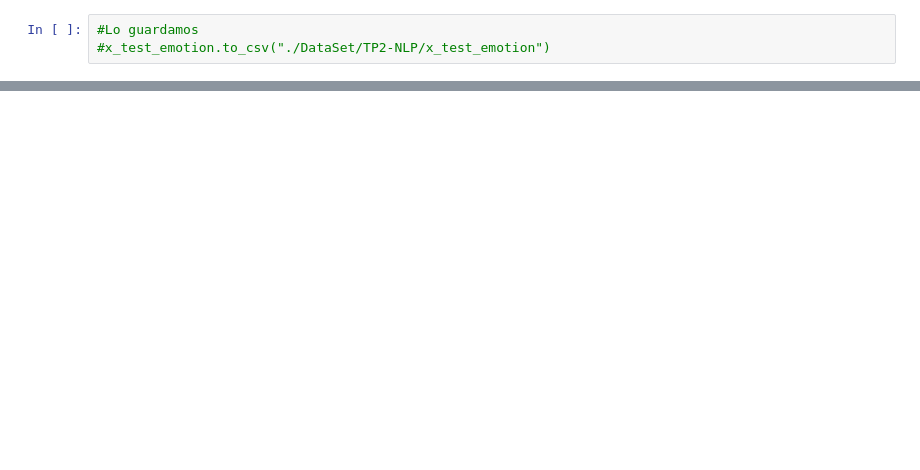
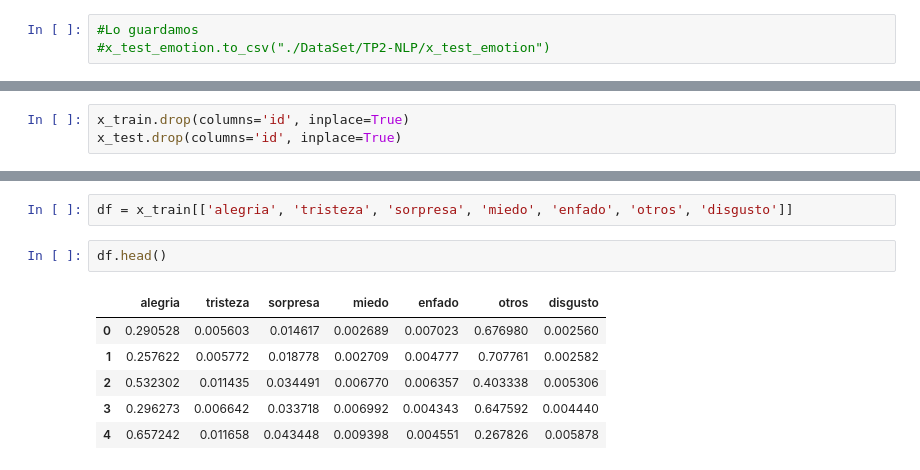
Before and after one commit to napoli-lucia/7506-Organizacion-de-Datos-TPs, a Jupyter notebook: TP2/7506R_TP2_GRUPO18_ENTREGA_N1.ipynb, the cells around one changed output, grey strips where cells are left out. Saved outputs shown, nothing was run; the diff lists cells and outputs as text; blank space fills up the shorter version.

```diff
--- a/TP2/7506R_TP2_GRUPO18_ENTREGA_N1.ipynb
+++ b/TP2/7506R_TP2_GRUPO18_ENTREGA_N1.ipynb
@@ -291,0 +277,3 @@ x_test_emotion.head()
+# %%
+x_train.drop(columns='id', inplace=True)
+x_test.drop(columns='id', inplace=True)
@@ -291,0 +282,11 @@ x_test_emotion.head()
+# %%
+df = x_train[['alegria', 'tristeza', 'sorpresa', 'miedo', 'enfado', 'otros', 'disgusto']]
+# %%
+df.head()
+# %% [output]
+|  | alegria | tristeza | sorpresa | miedo | enfado | otros | disgusto |
+| 0 | 0.290528 | 0.005603 | 0.014617 | 0.002689 | 0.007023 | 0.676980 | 0.002560 |
+| 1 | 0.257622 | 0.005772 | 0.018778 | 0.002709 | 0.004777 | 0.707761 | 0.002582 |
+| 2 | 0.532302 | 0.011435 | 0.034491 | 0.006770 | 0.006357 | 0.403338 | 0.005306 |
+| 3 | 0.296273 | 0.006642 | 0.033718 | 0.006992 | 0.004343 | 0.647592 | 0.004440 |
+| 4 | 0.657242 | 0.011658 | 0.043448 | 0.009398 | 0.004551 | 0.267826 | 0.005878 |
```
Also changed, not shown: parts of 72 cells of this notebook, 3 other files.
